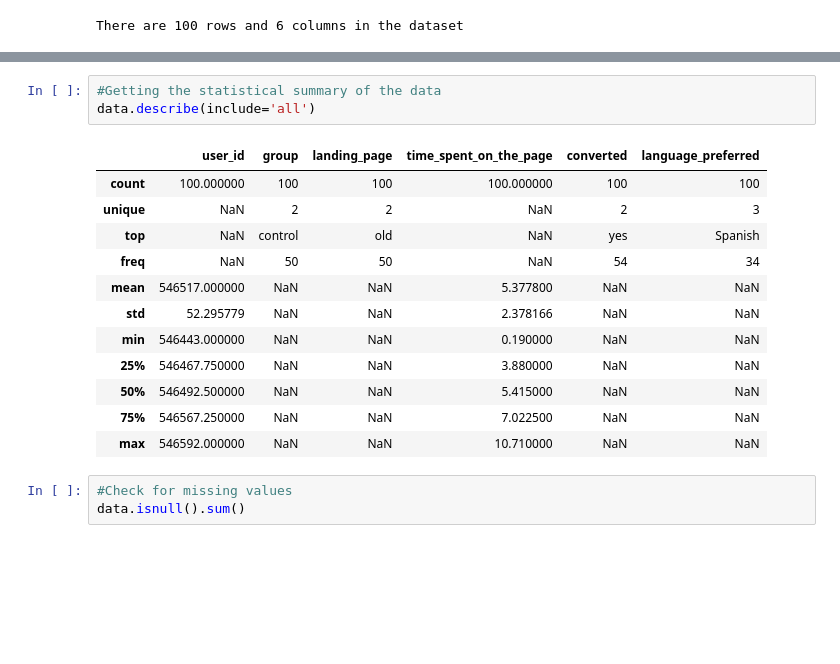
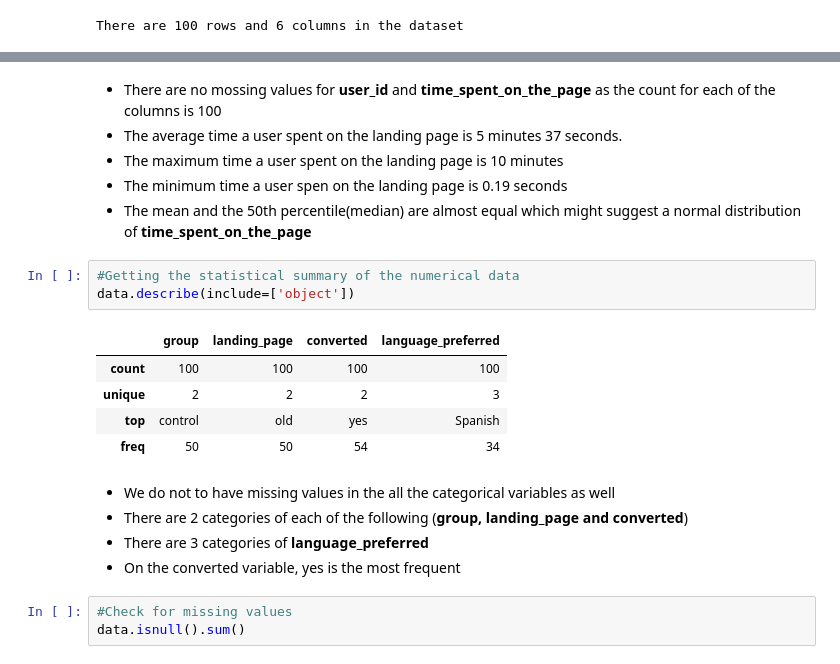
Before and after one commit to akatjizeu/Data-Science, a Jupyter notebook: deakin-bridging/business-stats/ENews_Express_Learner_Notebook_Full_Code.ipynb, the cells around one changed output, grey strips where cells are left out. Cells and saved outputs as stored; diff of their text form; blank space fills up the shorter version.

```diff
--- a/deakin-bridging/business-stats/ENews_Express_Learner_Notebook_Full_Code.ipynb
+++ b/deakin-bridging/business-stats/ENews_Express_Learner_Notebook_Full_Code.ipynb
@@ -85,19 +84,23 @@ There are 100 rows and 6 columns in the dataset
+# %% [markdown]
+* There are no mossing values for **user_id** and **time_spent_on_the_page**  as the count for each of the columns is 100
+* The average time a user spent on the landing page is 5 minutes 37 seconds.
+* The maximum time a user spent on the landing page is 10 minutes
+* The minimum time a user spen on the landing page is 0.19 seconds
+* The mean and the 50th percentile(median) are almost equal which might suggest a normal distribution of **time_spent_on_the_page**
 # %%
-#Getting the statistical summary of the data
-data.describe(include='all')
+#Getting the statistical summary of the numerical data
+data.describe(include=['object'])
 # %% [output]
-|  | user_id | group | landing_page | time_spent_on_the_page | converted | language_preferred |
-| count | 100.000000 | 100 | 100 | 100.000000 | 100 | 100 |
-| unique | NaN | 2 | 2 | NaN | 2 | 3 |
-| top | NaN | control | old | NaN | yes | Spanish |
-| freq | NaN | 50 | 50 | NaN | 54 | 34 |
-| mean | 546517.000000 | NaN | NaN | 5.377800 | NaN | NaN |
-| std | 52.295779 | NaN | NaN | 2.378166 | NaN | NaN |
-| min | 546443.000000 | NaN | NaN | 0.190000 | NaN | NaN |
-| 25% | 546467.750000 | NaN | NaN | 3.880000 | NaN | NaN |
-| 50% | 546492.500000 | NaN | NaN | 5.415000 | NaN | NaN |
-| 75% | 546567.250000 | NaN | NaN | 7.022500 | NaN | NaN |
-| max | 546592.000000 | NaN | NaN | 10.710000 | NaN | NaN |
+|  | group | landing_page | converted | language_preferred |
+| count | 100 | 100 | 100 | 100 |
+| unique | 2 | 2 | 2 | 3 |
+| top | control | old | yes | Spanish |
+| freq | 50 | 50 | 54 | 34 |
+# %% [markdown]
+* We do not to have missing values in the all the categorical variables as well
+* There are 2 categories of each of the following (**group, landing_page and converted**)
+* There are 3 categories of **language_preferred**
+* On the converted variable, yes is the most frequent
 # %%
 #Check for missing values
 data.isnull().sum()
```
Also changed, not shown: parts of 4 cells of this notebook.
